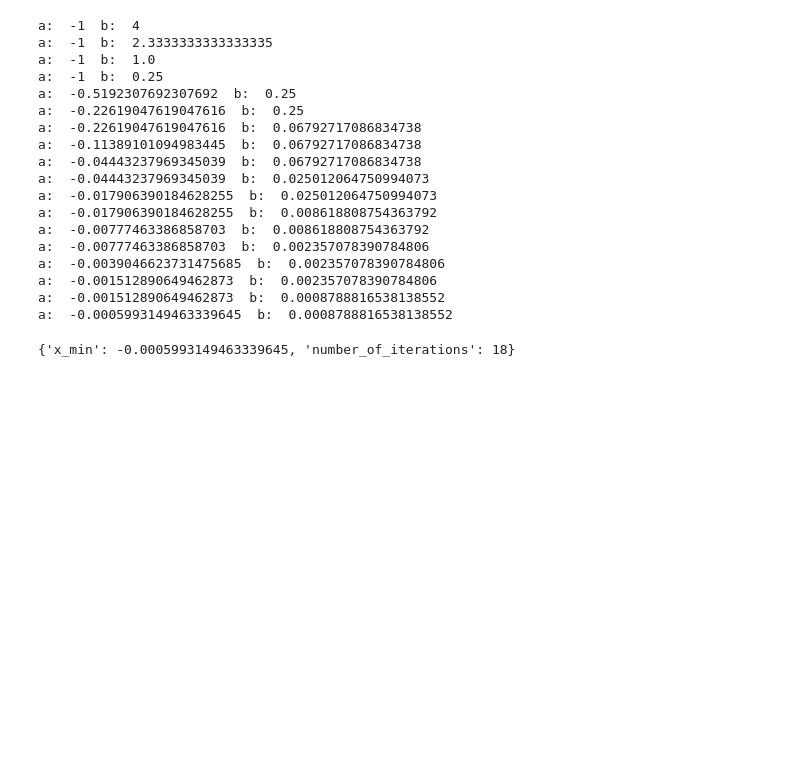
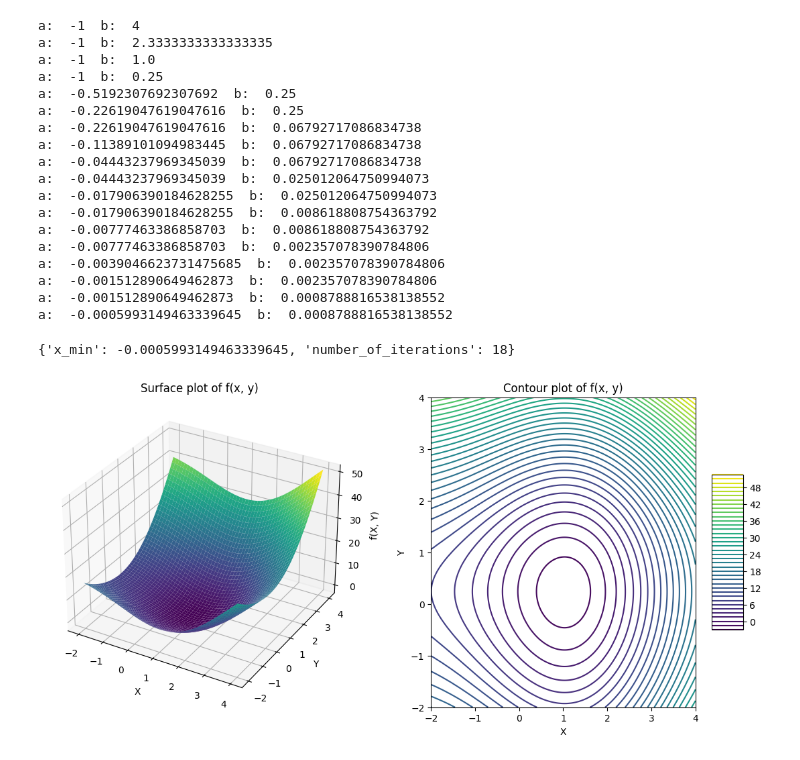
Before and after one commit to rustam432184798213651/Function_minimization, a Jupyter notebook: Function_minimization.ipynb, the cells around one changed output. Cells and saved outputs as stored; diff of their text form; code cells hidden in the pictures; blank space fills up the shorter version.

```diff
--- a/Function_minimization.ipynb
+++ b/Function_minimization.ipynb
@@ -266,3 +218,50 @@ a:  -0.001512890649462873  b:  0.002357078390784806
 a:  -0.001512890649462873  b:  0.0008788816538138552
 a:  -0.0005993149463339645  b:  0.0008788816538138552
 {'x_min': -0.0005993149463339645, 'number_of_iterations': 18}
+# %%
+# 9.5.16
+import matplotlib.pyplot as plt
+from mpl_toolkits.mplot3d import Axes3D
+from scipy.optimize import minimize
+import numpy as np
+# Initial data
+def foo(arr):
+    x, y = arr
+    return x ** 2 + 2 * (y ** 2) - 4 * np.sin(x) - np.sin(y)
+x1, x2, y1, y2 = -2, 4, -2, 4
+# Построение графика функции и поверхностей уровня
+def plot_function_and_contours(foo, x1, x2, y1, y2):
+    x = np.linspace(x1, x2, 400)
+    y = np.linspace(y1, y2, 400)
+    X, Y = np.meshgrid(x, y)
+    Z = foo([X, Y])
+
+    fig = plt.figure(figsize=(14, 6))
+
+    # График поверхности
+    ax1 = fig.add_subplot(121, projection='3d')
+    ax1.plot_surface(X, Y, Z, cmap='viridis')
+    ax1.set_xlabel('X')
+    ax1.set_ylabel('Y')
+    ax1.set_zlabel('f(X, Y)')
+    ax1.set_title('Surface plot of f(x, y)')
+
+    # Контурный график
+    ax2 = fig.add_subplot(122)
+    contour = ax2.contour(X, Y, Z, levels=50, cmap='viridis')
+    ax2.set_xlabel('X')
+    ax2.set_ylabel('Y')
+    ax2.set_title('Contour plot of f(x, y)')
+    fig.colorbar(contour, ax=ax2, shrink=0.5, aspect=5)
+
+    plt.show()
+# Поиск минимума функции с заданной точностью
+def find_minimum(x1, x2, y1, y2, foo, initial_guess):
+    bounds = [(x1, x2), (y1, y2)]
+
+    result = minimize(foo, initial_guess, bounds=bounds, tol=1e-6)
+    return result.x, result.fun, result.nit
+# %%
+plot_function_and_contours(foo, x1, x2, y1, y2)
+# %% [output]
+[figure, added]
```
Also changed, not shown: parts of 2 cells of this notebook.
